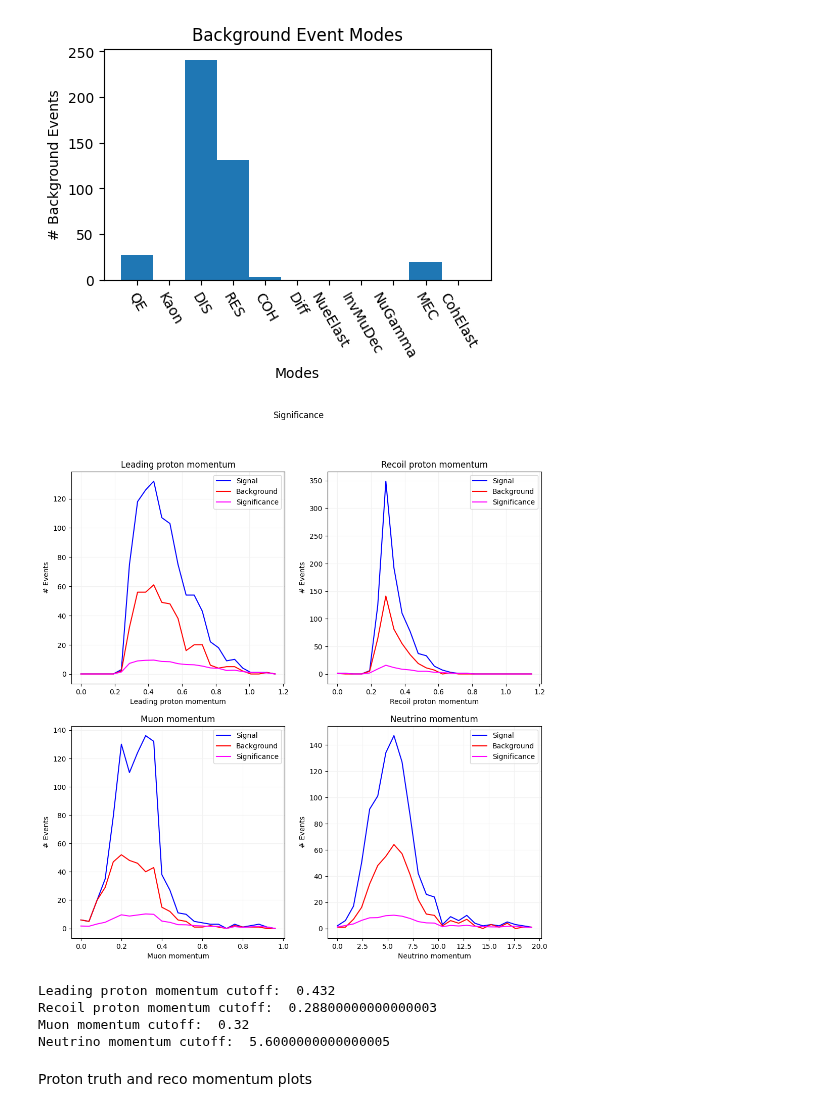
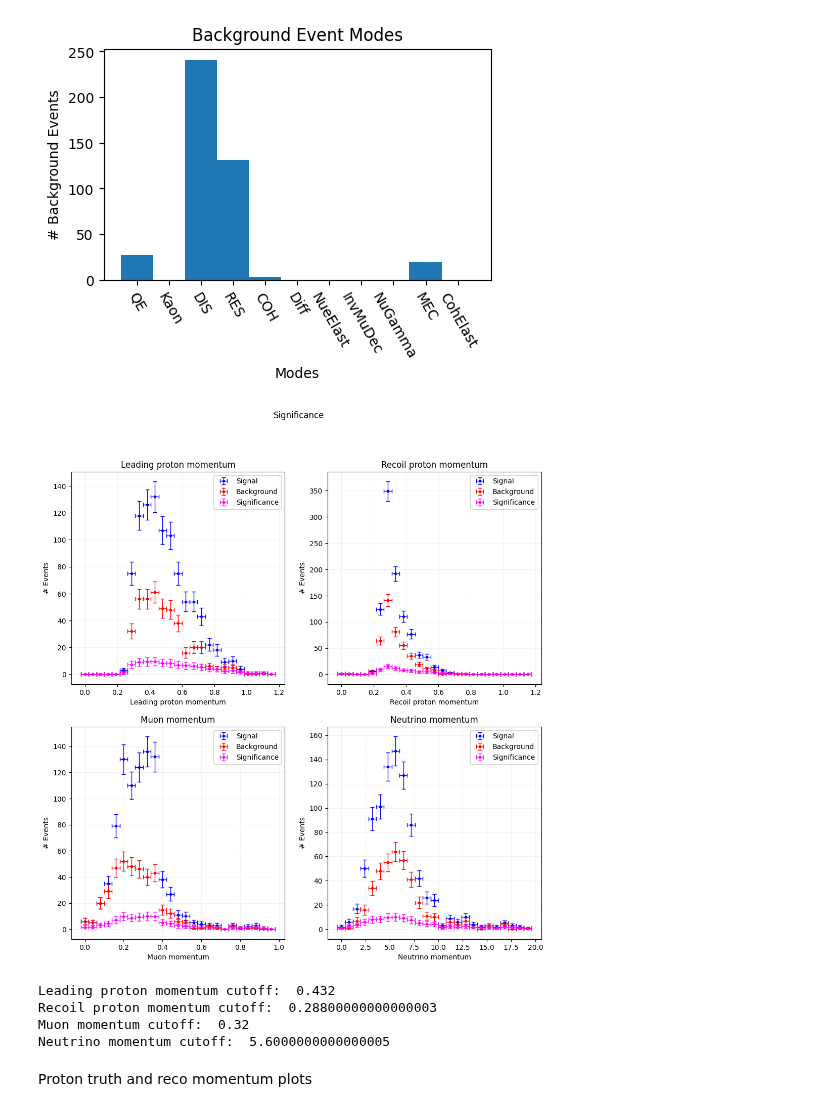
Before and after one commit to ZaeMoore/2x2_CAF, a Jupyter notebook: purity_efficiency/purity_efficiency.ipynb, the cells around one changed output. Cells and saved outputs as stored; diff of their text form; code cells hidden in the pictures.

```diff
--- a/purity_efficiency/purity_efficiency.ipynb
+++ b/purity_efficiency/purity_efficiency.ipynb
@@ -553,53 +553,59 @@ np.nan_to_num(sig_rpp, False, nan=0.0, posinf=0.0, neginf=0.0)
 np.nan_to_num(sig_mu, False, nan=0.0, posinf=0.0, neginf=0.0)
 np.nan_to_num(sig_nu, False, nan=0.0, posinf=0.0, neginf=0.0)
 
+#----------------Can use the same vertical error bars for this that I did for the purity and efficiency plots------------------------
+#ax[1,0].errorbar(bin_centers_mu, eff_vals_mu, xerr=bin_width_mu/2, yerr=stat_error_mu, fmt='.', color='coral', label='Efficiency', elinewidth=2, capsize=3)
+
 fig, ax = plt.subplots(2, 2, figsize=(12,12))
 fig.suptitle('Significance')
 #Leading Proton Momentum
-ax[0,0].plot(lpp_values, signal_lpp, color='blue', label='Signal')
-ax[0,0].plot(lpp_values, background_lpp, color='red', label='Background')
-ax[0,0].plot(lpp_values, sig_lpp, color='magenta', label='Significance')
+#ax[0,0].plot(lpp_values, signal_lpp, color='blue', label='Signal')
+#ax[0,0].plot(lpp_values, background_lpp, color='red', label='Background')
+#ax[0,0].plot(lpp_values, sig_lpp, color='magenta', label='Significance')
+ax[0,0].errorbar(lpp_values, signal_lpp, xerr=bin_width_lpp/2, yerr=(np.sqrt(signal_lpp)), fmt='.', color='blue', label='Signal', elinewidth=1, capsize=3)
+ax[0,0].errorbar(lpp_values, background_lpp, xerr=bin_width_lpp/2, yerr=(np.sqrt(background_lpp)), fmt='.', color='red', label='Background', elinewidth=1, capsize=3)
+ax[0,0].errorbar(lpp_values, sig_lpp, xerr=bin_width_lpp/2, yerr=(np.sqrt(sig_lpp)), fmt='.', color='magenta', label='Significance', elinewidth=1, capsize=3)
 ax[0,0].set_xlabel('Leading proton momentum')
 ax[0,0].set_ylabel('# Events')
 ax[0,0].set_title('Leading proton momentum')
 ax[0,0].legend()
 ax[0,0].grid(color='0.95')
 #Recoil Proton Momentum
-ax[0,1].plot(rpp_values, signal_rpp, color='blue', label='Signal')
-ax[0,1].plot(rpp_values, background_rpp, color='red', label='Background')
-ax[0,1].plot(rpp_values, sig_rpp, color='magenta', label='Significance')
+ax[0,1].errorbar(rpp_values, signal_rpp, xerr=bin_width_rpp/2, yerr=(np.sqrt(signal_rpp)), fmt='.', color='blue', label='Signal', elinewidth=1, capsize=3)
+ax[0,1].errorbar(rpp_values, background_rpp, xerr=bin_width_rpp/2, yerr=(np.sqrt(background_rpp)), fmt='.', color='red', label='Background', elinewidth=1, capsize=3)
+ax[0,1].errorbar(rpp_values, sig_rpp, xerr=bin_width_rpp/2, yerr=(np.sqrt(sig_rpp)), fmt='.', color='magenta', label='Significance', elinewidth=1, capsize=3)
 ax[0,1].set_xlabel('Recoil proton momentum')
 ax[0,1].set_ylabel('# Events')
 ax[0,1].set_title('Recoil proton momentum')
 ax[0,1].legend()
 ax[0,1].grid(color='0.95')
 #Muon Momentum
-ax[1,0].plot(mu_values, signal_mu, color='blue', label='Signal')
-ax[1,0].plot(mu_values, background_mu, color='red', label='Background')
-ax[1,0].plot(mu_values, sig_mu, color='magenta', label='Significance')
+ax[1,0].errorbar(mu_values, signal_mu, xerr=bin_width_mu/2, yerr=(np.sqrt(signal_mu)), fmt='.', color='blue', label='Signal', elinewidth=1, capsize=3)
+ax[1,0].errorbar(mu_values, background_mu, xerr=bin_width_mu/2, yerr=(np.sqrt(background_mu)), fmt='.', color='red', label='Background', elinewidth=1, capsize=3)
+ax[1,0].errorbar(mu_values, sig_mu, xerr=bin_width_mu/2, yerr=(np.sqrt(sig_mu)), fmt='.', color='magenta', label='Significance', elinewidth=1, capsize=3)
 ax[1,0].set_xlabel('Muon momentum')
 ax[1,0].set_ylabel('# Events')
 ax[1,0].set_title('Muon momentum')
 ax[1,0].legend()
 ax[1,0].grid(color='0.95')
 #Neutrino Momentum
-ax[1,1].plot(nu_values, signal_nu, color='blue', label='Signal')
-ax[1,1].plot(nu_values, background_nu, color='red', label='Background')
-ax[1,1].plot(nu_values, sig_nu, color='magenta', label='Significance')
+ax[1,1].errorbar(nu_values, signal_nu, xerr=bin_width_nu/2, yerr=(np.sqrt(signal_nu)), fmt='.', color='blue', label='Signal', elinewidth=1, capsize=3)
+ax[1,1].errorbar(nu_values, background_nu, xerr=bin_width_nu/2, yerr=(np.sqrt(background_nu)), fmt='.', color='red', label='Background', elinewidth=1, capsize=3)
+ax[1,1].errorbar(nu_values, sig_nu, xerr=bin_width_nu/2, yerr=(np.sqrt(sig_nu)), fmt='.', color='magenta', label='Significance', elinewidth=1, capsize=3)
 ax[1,1].set_xlabel('Neutrino momentum')
 ax[1,1].set_ylabel('# Events')
 ax[1,1].set_title('Neutrino momentum')
 ax[1,1].legend()
 ax[1,1].grid(color='0.95')
 
 plt.show()
 
 print("Leading proton momentum cutoff: ", lpp_values[np.nanargmax(sig_lpp)])
 print("Recoil proton momentum cutoff: ", rpp_values[np.nanargmax(sig_rpp)])
 print("Muon momentum cutoff: ", mu_values[np.nanargmax(sig_mu)])
 print("Neutrino momentum cutoff: ", nu_values[np.nanargmax(sig_nu)])
 # %% [output]
-[figure, old version]
+[figure, new version]
 Leading proton momentum cutoff:  0.432
 Recoil proton momentum cutoff:  0.28800000000000003
 Muon momentum cutoff:  0.32
```
Also changed, not shown: parts of 1 cell of this notebook.
